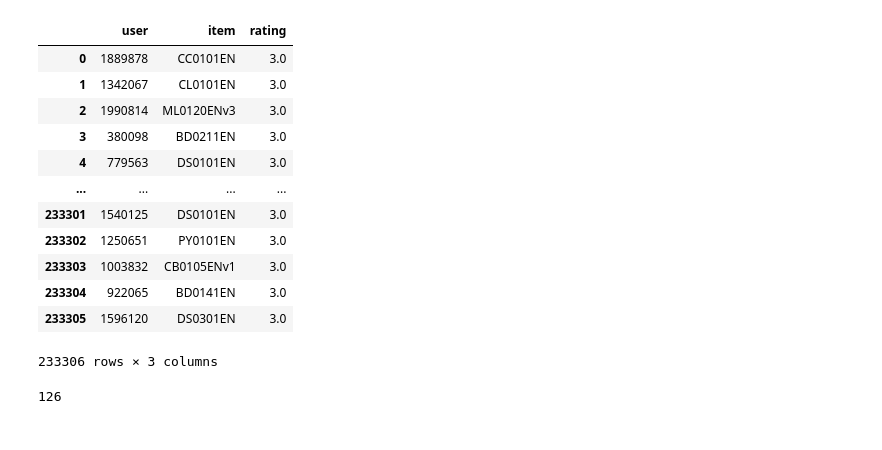
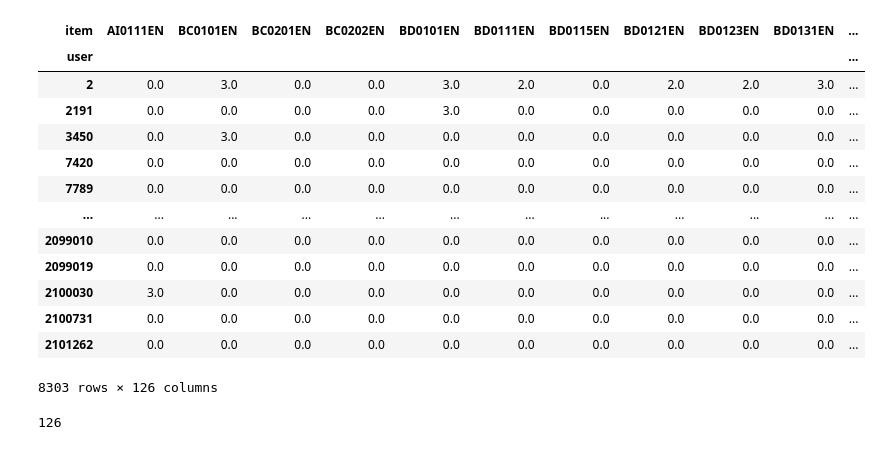
Before and after one commit to justHman/AIL, a Jupyter notebook: notebooks/experiments.ipynb, the cells around one changed output. Drawn from its saved outputs; the diff is of its cells as text; code cells hidden in the pictures.

```diff
--- a/notebooks/experiments.ipynb
+++ b/notebooks/experiments.ipynb
@@ -2,22 +2,24 @@
 import pandas as pd
 import numpy as np
 # %%
-df = pd.read_csv(r'..\data\captone_data.csv')
-df
+df = pd.read_csv(r'../data/oversampling_data.csv')
+user_item_matrix = df.pivot_table(index='user', columns='item', values='rating').fillna(0)
+user_item_matrix[user_item_matrix['DA0101EN'] == 3]
 # %% [output]
-|  | user | item | rating |
-| 0 | 1889878 | CC0101EN | 3.0 |
-| 1 | 1342067 | CL0101EN | 3.0 |
-| 2 | 1990814 | ML0120ENv3 | 3.0 |
-| 3 | 380098 | BD0211EN | 3.0 |
-| 4 | 779563 | DS0101EN | 3.0 |
-| ... | ... | ... | ... |
-| 233301 | 1540125 | DS0101EN | 3.0 |
-| 233302 | 1250651 | PY0101EN | 3.0 |
-| 233303 | 1003832 | CB0105ENv1 | 3.0 |
-| 233304 | 922065 | BD0141EN | 3.0 |
-| 233305 | 1596120 | DS0301EN | 3.0 |
+| item | AI0111EN | BC0101EN | BC0201EN | BC0202EN | BD0101EN | BD0111EN | BD0115EN | BD0121EN | BD0123EN | BD0131EN | ... |
+| user |  |  |  |  |  |  |  |  |  |  | ... |
+| 2 | 0.0 | 3.0 | 0.0 | 0.0 | 3.0 | 2.0 | 0.0 | 2.0 | 2.0 | 3.0 | ... |
+| 2191 | 0.0 | 0.0 | 0.0 | 0.0 | 3.0 | 0.0 | 0.0 | 0.0 | 0.0 | 0.0 | ... |
+| 3450 | 0.0 | 3.0 | 0.0 | 0.0 | 0.0 | 0.0 | 0.0 | 0.0 | 0.0 | 0.0 | ... |
+| 7420 | 0.0 | 0.0 | 0.0 | 0.0 | 0.0 | 0.0 | 0.0 | 0.0 | 0.0 | 0.0 | ... |
+| 7789 | 0.0 | 0.0 | 0.0 | 0.0 | 0.0 | 0.0 | 0.0 | 0.0 | 0.0 | 0.0 | ... |
+| ... | ... | ... | ... | ... | ... | ... | ... | ... | ... | ... | ... |
+| 2099010 | 0.0 | 0.0 | 0.0 | 0.0 | 0.0 | 0.0 | 0.0 | 0.0 | 0.0 | 0.0 | ... |
+| 2099019 | 0.0 | 0.0 | 0.0 | 0.0 | 0.0 | 0.0 | 0.0 | 0.0 | 0.0 | 0.0 | ... |
+| 2100030 | 3.0 | 0.0 | 0.0 | 0.0 | 0.0 | 0.0 | 0.0 | 0.0 | 0.0 | 0.0 | ... |
+| 2100731 | 0.0 | 0.0 | 0.0 | 0.0 | 0.0 | 0.0 | 0.0 | 0.0 | 0.0 | 0.0 | ... |
+| 2101262 | 0.0 | 0.0 | 0.0 | 0.0 | 0.0 | 0.0 | 0.0 | 0.0 | 0.0 | 0.0 | ... |
-233306 rows × 3 columns
+8303 rows × 126 columns
 # %%
 items = df['item'].unique()
 rs = []
```
Also changed, not shown: 2 other files.
